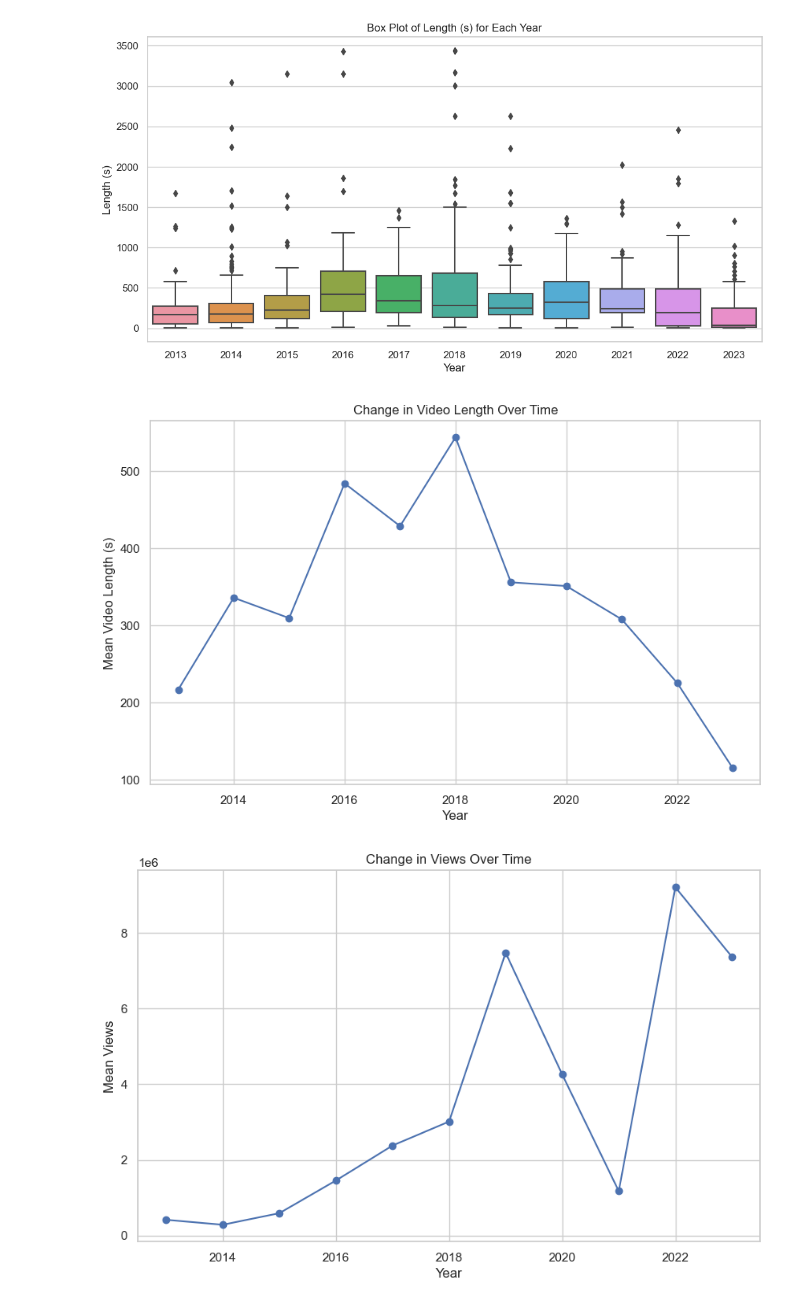
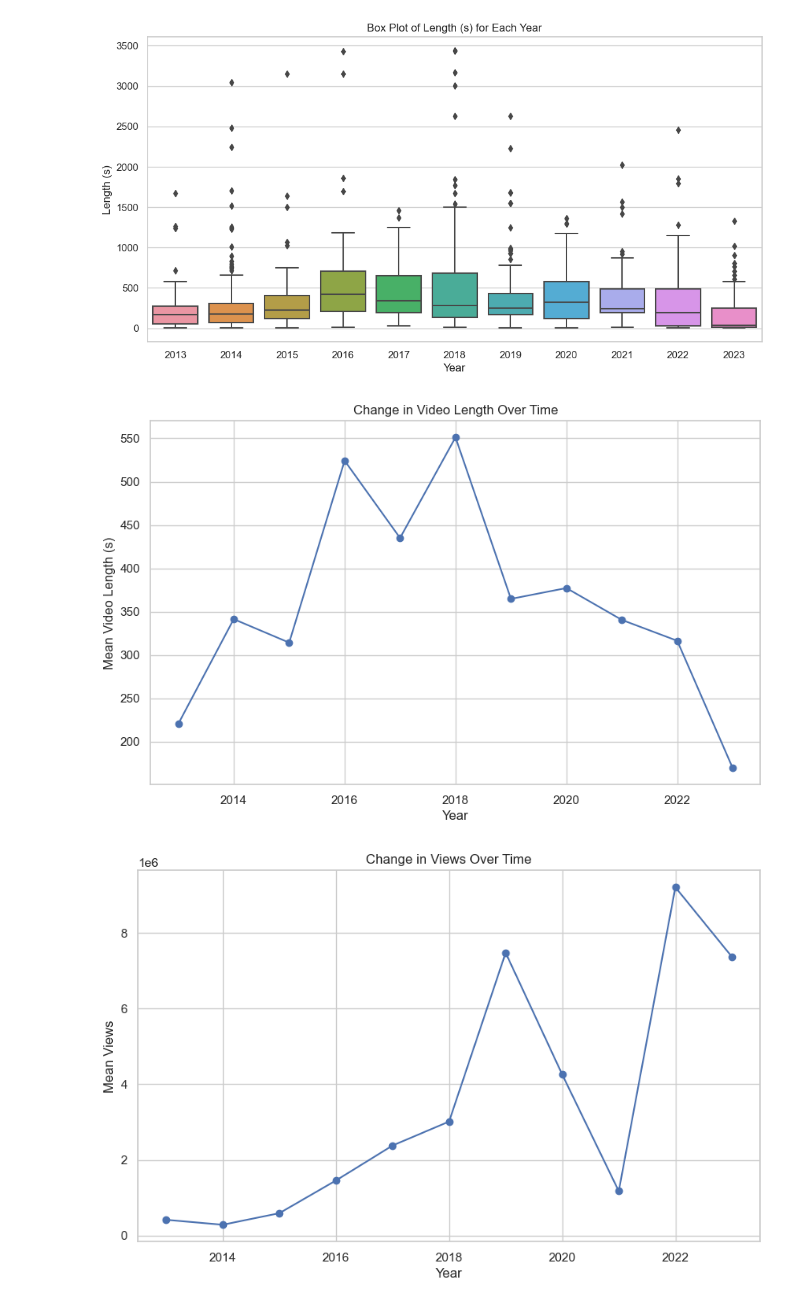
Before and after one commit to C-Duke0/Project-one, a Jupyter notebook: cleaned_videos.ipynb, the cells around one changed output. Cells and saved outputs as stored; diff of their text form; code cells hidden in the pictures.

```diff
--- a/cleaned_videos.ipynb
+++ b/cleaned_videos.ipynb
@@ -224,22 +224,22 @@ plt.show()
 # %%
 data_df['Year'] = pd.to_datetime(combined_df['published_at']).dt.year
 
 # Calculate the mean video length per year
-mean_length_per_year = data_df_cleaned.groupby('Year')['Length (s)'].mean()
+mean_length_per_year = data_df_length.groupby('Year')['Length (s)'].mean()
 
 # Plot the line graph of change in video length over time
 plt.figure(figsize=(10, 6))
 plt.plot(mean_length_per_year.index, mean_length_per_year.values, marker='o')
 
 # Add labels and title
 plt.xlabel('Year')
 plt.ylabel('Mean Video Length (s)')
 plt.title('Change in Video Length Over Time')
 
 # Show the plot
 plt.show()
 # %% [output]
-[figure, old version]
+[figure, new version]
 # %%
 
 # Calculate the mean video length per year
```
Also changed, not shown: parts of 2 cells of this notebook, 1 other file.
